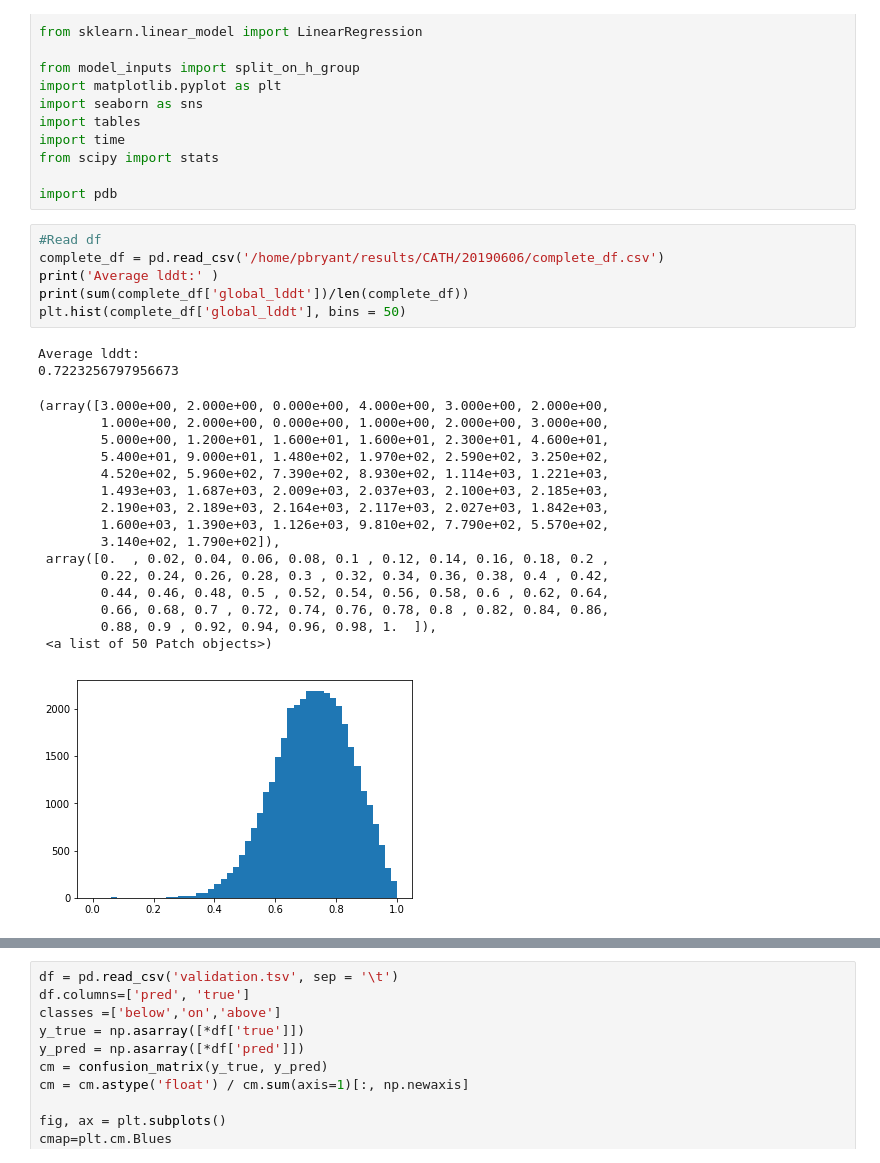
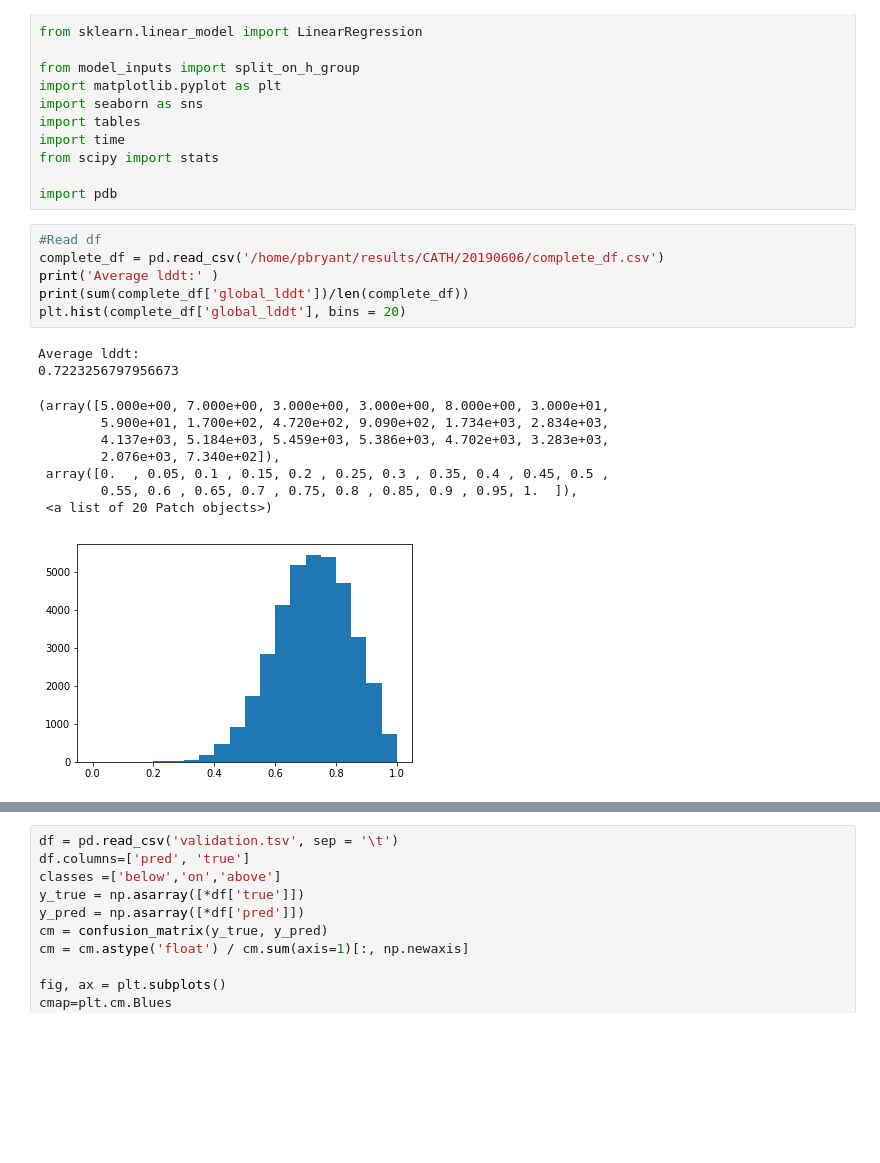
Before and after one commit to patrickbryant1/basic_scilife_scripts, a Jupyter notebook: models/model_analysis.ipynb, the cells around one changed output, grey strips where cells are left out. Drawn from its saved outputs; the diff is of its cells as text; blank space fills up the shorter version.

```diff
--- a/models/model_analysis.ipynb
+++ b/models/model_analysis.ipynb
@@ -24,28 +24,20 @@ import pdb
 # %%
 #Read df
 complete_df = pd.read_csv('/home/pbryant/results/CATH/20190606/complete_df.csv')
 print('Average lddt:' )
 print(sum(complete_df['global_lddt'])/len(complete_df))
-plt.hist(complete_df['global_lddt'], bins = 50)
+plt.hist(complete_df['global_lddt'], bins = 20)
 # %% [output]
 Average lddt:
 0.7223256797956673
-(array([3.000e+00, 2.000e+00, 0.000e+00, 4.000e+00, 3.000e+00, 2.000e+00,
-        1.000e+00, 2.000e+00, 0.000e+00, 1.000e+00, 2.000e+00, 3.000e+00,
-        5.000e+00, 1.200e+01, 1.600e+01, 1.600e+01, 2.300e+01, 4.600e+01,
-        5.400e+01, 9.000e+01, 1.480e+02, 1.970e+02, 2.590e+02, 3.250e+02,
-        4.520e+02, 5.960e+02, 7.390e+02, 8.930e+02, 1.114e+03, 1.221e+03,
-        1.493e+03, 1.687e+03, 2.009e+03, 2.037e+03, 2.100e+03, 2.185e+03,
-        2.190e+03, 2.189e+03, 2.164e+03, 2.117e+03, 2.027e+03, 1.842e+03,
-        1.600e+03, 1.390e+03, 1.126e+03, 9.810e+02, 7.790e+02, 5.570e+02,
-        3.140e+02, 1.790e+02]),
- array([0.  , 0.02, 0.04, 0.06, 0.08, 0.1 , 0.12, 0.14, 0.16, 0.18, 0.2 ,
-        0.22, 0.24, 0.26, 0.28, 0.3 , 0.32, 0.34, 0.36, 0.38, 0.4 , 0.42,
-        0.44, 0.46, 0.48, 0.5 , 0.52, 0.54, 0.56, 0.58, 0.6 , 0.62, 0.64,
-        0.66, 0.68, 0.7 , 0.72, 0.74, 0.76, 0.78, 0.8 , 0.82, 0.84, 0.86,
-        0.88, 0.9 , 0.92, 0.94, 0.96, 0.98, 1.  ]),
- <a list of 50 Patch objects>)
+(array([5.000e+00, 7.000e+00, 3.000e+00, 3.000e+00, 8.000e+00, 3.000e+01,
+        5.900e+01, 1.700e+02, 4.720e+02, 9.090e+02, 1.734e+03, 2.834e+03,
+        4.137e+03, 5.184e+03, 5.459e+03, 5.386e+03, 4.702e+03, 3.283e+03,
+        2.076e+03, 7.340e+02]),
+ array([0.  , 0.05, 0.1 , 0.15, 0.2 , 0.25, 0.3 , 0.35, 0.4 , 0.45, 0.5 ,
+        0.55, 0.6 , 0.65, 0.7 , 0.75, 0.8 , 0.85, 0.9 , 0.95, 1.  ]),
+ <a list of 20 Patch objects>)
-[figure, old version]
+[figure, new version]
 # %%
 df = pd.read_csv('validation.tsv', sep = '\t')
 df.columns=['pred', 'true']
```
Also changed, not shown: parts of 2 cells of this notebook, 2 other files.
